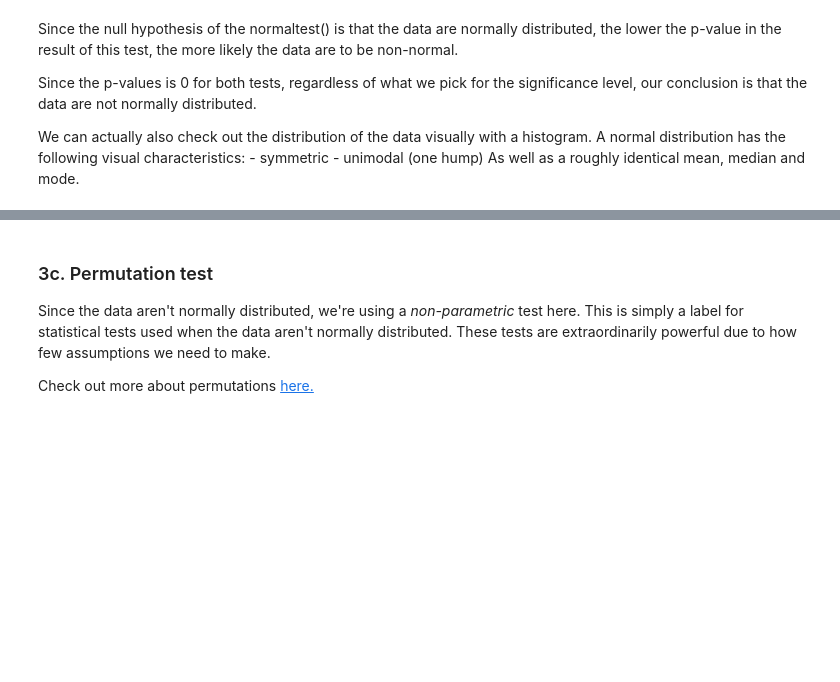
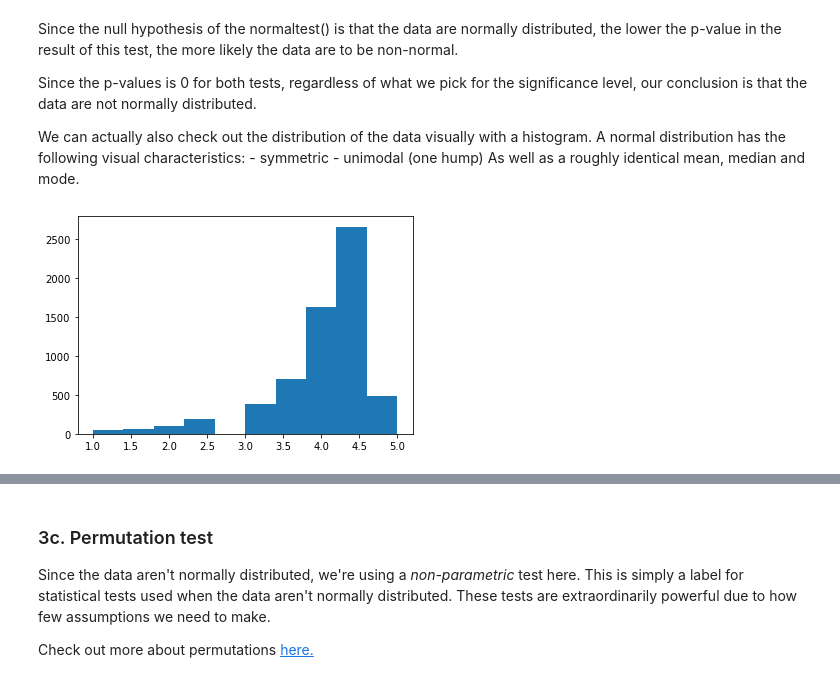
Before and after one commit to hwichan7/Springboard, a Jupyter notebook: PART 3, Tier 1 - Modeling .ipynb, the cells around one changed output, grey strips where cells are left out. Saved outputs shown, nothing was run; the diff lists cells and outputs as text; code cells hidden in the pictures; blank space fills up the shorter version.

```diff
--- a/PART 3, Tier 1 - Modeling .ipynb
+++ b/PART 3, Tier 1 - Modeling .ipynb
@@ -224,12 +224,10 @@ This is a problem because Python actually considers these values strings. So we
 # Let's create a variable called nosymb.
 # This variable will take the Price column of Google and apply the str.replace() method.
 # Remember: we want to find '$' and replace it with nothing, so we'll have to write approrpiate arguments to the method to achieve this.
-nosymb = Google['Price'].replace("$", "")
+nosymb = Google['Price'].str.replace('$','')
 
 # Now we need to do two things:
 # i. Make the values in the nosymb variable numeric using the to_numeric() pandas method.
 # ii. Assign this new set of numeric, dollar-sign-less values to Google['Price'].
 # You can do this in one line if you wish.
+Google['Price'] = pd.to_numeric(nosymb)
-# %%
-Google['Price'] = pd.to_numeric(Google['Price'].replace("$", ""))
-Google['Price'].unique()
@@ -410,6 +454,8 @@ As well as a roughly identical mean, median and mode.
 # %%
 # Create a histogram of the apple reviews distribution
 # You'll use the plt.hist() method here, and pass your apple data to it
-histoApple = plt.hist(_ _ _)
+histoApple = plt.hist(apple)
+# %% [output]
+[figure, added]
 # %%
 # Create a histogram of the google data
```
Also changed, not shown: parts of 16 cells of this notebook.
